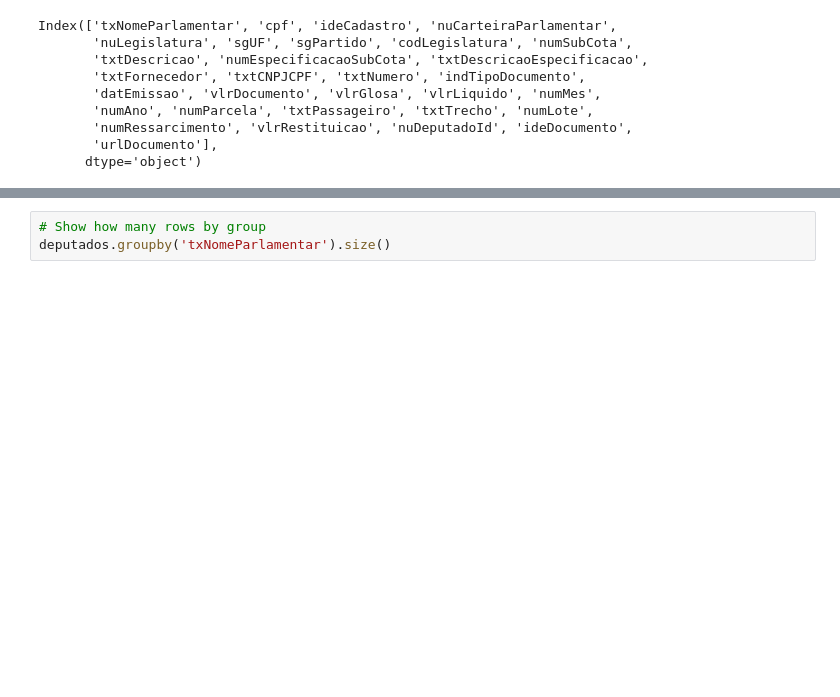
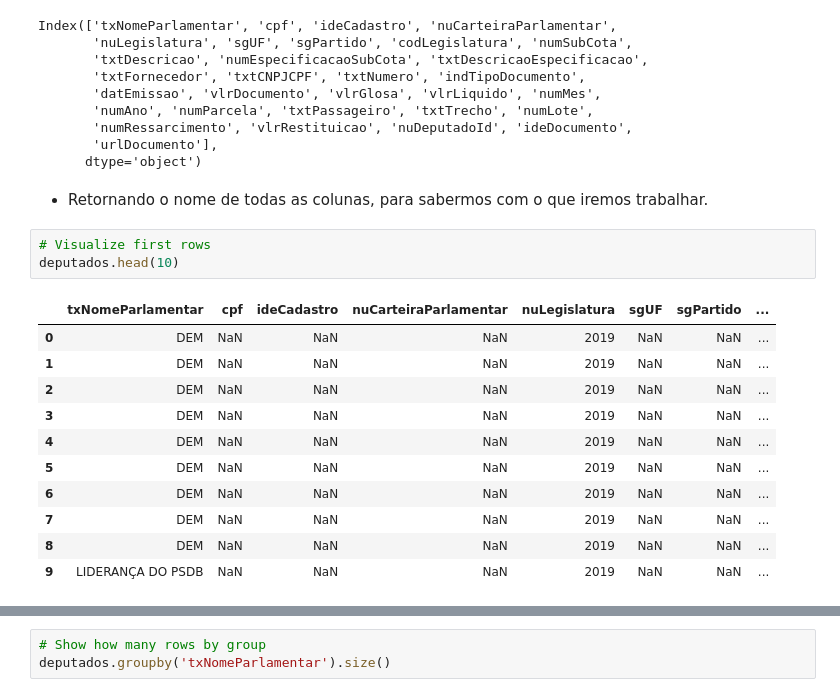
Before and after one commit to dennis-10/Data_Science, a Jupyter notebook: GastosDeputados.ipynb, the cells around one changed output, grey strips where cells are left out. Saved outputs shown, nothing was run; the diff lists cells and outputs as text; blank space fills up the shorter version.

```diff
--- a/GastosDeputados.ipynb
+++ b/GastosDeputados.ipynb
@@ -42,3 +33,20 @@ Index(['txNomeParlamentar', 'cpf', 'ideCadastro', 'nuCarteiraParlamentar',
        'numRessarcimento', 'vlrRestituicao', 'nuDeputadoId', 'ideDocumento',
        'urlDocumento'],
       dtype='object')
+# %% [markdown]
+- Retornando o nome de todas as colunas, para sabermos com o que iremos trabalhar.
+# %%
+# Visualize first rows
+deputados.head(10)
+# %% [output]
+|  | txNomeParlamentar | cpf | ideCadastro | nuCarteiraParlamentar | nuLegislatura | sgUF | sgPartido | ... |
+| 0 | DEM | NaN | NaN | NaN | 2019 | NaN | NaN | ... |
+| 1 | DEM | NaN | NaN | NaN | 2019 | NaN | NaN | ... |
+| 2 | DEM | NaN | NaN | NaN | 2019 | NaN | NaN | ... |
+| 3 | DEM | NaN | NaN | NaN | 2019 | NaN | NaN | ... |
+| 4 | DEM | NaN | NaN | NaN | 2019 | NaN | NaN | ... |
+| 5 | DEM | NaN | NaN | NaN | 2019 | NaN | NaN | ... |
+| 6 | DEM | NaN | NaN | NaN | 2019 | NaN | NaN | ... |
+| 7 | DEM | NaN | NaN | NaN | 2019 | NaN | NaN | ... |
+| 8 | DEM | NaN | NaN | NaN | 2019 | NaN | NaN | ... |
+| 9 | LIDERANÇA DO PSDB | NaN | NaN | NaN | 2019 | NaN | NaN | ... |
```
Also changed, not shown: parts of 26 cells of this notebook.
